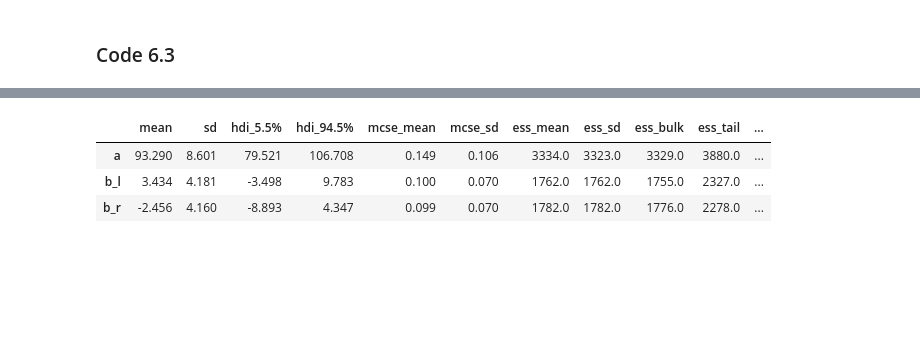
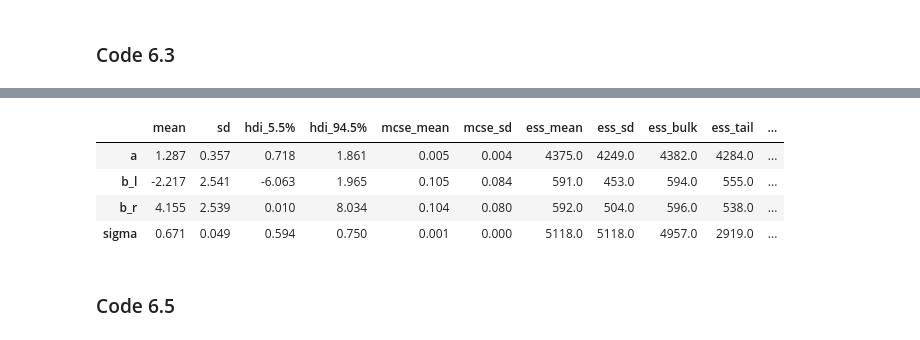
Before and after one commit to somnath1077/statistical_rethinking, a Jupyter notebook: code/ch06/nb01_multi_collinearity.ipynb, the cells around one changed output, grey strips where cells are left out. Drawn from its saved outputs; the diff is of its cells as text; code cells hidden in the pictures; blank space fills up the shorter version.

```diff
--- a/code/ch06/nb01_multi_collinearity.ipynb
+++ b/code/ch06/nb01_multi_collinearity.ipynb
@@ -43,12 +45,11 @@ from scipy.stats import uniform
 
 N = 100
 
-height = norm.rvs(loc=165, scale=10, size=N)
+height = norm.rvs(loc=10, scale=2, size=N)
 leg_prop = uniform.rvs(loc=0.4, scale=0.1, size=N)
 
-# assuming that the variation in leg length is in mm
-leg_left = height * leg_prop + norm.rvs(loc=0.0, scale=0.1, size=N)
-leg_right = height * leg_prop + norm.rvs(loc=0.0, scale=0.1, size=N)
+leg_left = height * leg_prop + norm.rvs(loc=0.0, scale=0.02, size=N)
+leg_right = height * leg_prop + norm.rvs(loc=0.0, scale=0.02, size=N)
 
 df = pd.DataFrame({'height': height, 'leg_left': leg_left, 'leg_right': leg_right})
 df.head()
@@ -63,15 +64,15 @@ df.head()
 ### Code 6.3
 # %%
 with pm.Model() as m_6_1:
-    a = pm.Normal('a', mu=80, sigma=100)
-    b_l = pm.Normal('b_l', mu=2.2, sigma=10)
-    b_r = pm.Normal('b_r', mu=2.2, sigma=10)
+    a = pm.Normal('a', mu=10, sigma=100)
+    b_l = pm.Normal('b_l', mu=2, sigma=10)
+    b_r = pm.Normal('b_r', mu=2, sigma=10)
 
     sigma = pm.Exponential('sigma', lam=1)
 
     mu = pm.Deterministic('mu', a + b_l * df['leg_left'] + b_r * df['leg_right'])
     height = pm.Normal('height', mu=mu, sigma=sigma, observed=df['height'])
 
-    trace_6_1 = pm.sample(2000, tune=2000)
+    trace_6_1 = pm.sample(2000, init='advi', tune=4000)
 # %% [output]
 Auto-assigning NUTS sampler...
@@ -93,7 +89,10 @@ The number of effective samples is smaller than 25% for some parameters.
 # %%
-az.summary(trace_6_1, hdi_prob=0.89, var_names=['a', 'b_l', 'b_r'])
+az.summary(trace_6_1, hdi_prob=0.89, var_names=['a', 'b_l', 'b_r', 'sigma'])
 # %% [output]
 |  | mean | sd | hdi_5.5% | hdi_94.5% | mcse_mean | mcse_sd | ess_mean | ess_sd | ess_bulk | ess_tail | ... |
-| a | 93.290 | 8.601 | 79.521 | 106.708 | 0.149 | 0.106 | 3334.0 | 3323.0 | 3329.0 | 3880.0 | ... |
-| b_l | 3.434 | 4.181 | -3.498 | 9.783 | 0.100 | 0.070 | 1762.0 | 1762.0 | 1755.0 | 2327.0 | ... |
-| b_r | -2.456 | 4.160 | -8.893 | 4.347 | 0.099 | 0.070 | 1782.0 | 1782.0 | 1776.0 | 2278.0 | ... |
+| a | 1.287 | 0.357 | 0.718 | 1.861 | 0.005 | 0.004 | 4375.0 | 4249.0 | 4382.0 | 4284.0 | ... |
+| b_l | -2.217 | 2.541 | -6.063 | 1.965 | 0.105 | 0.084 | 591.0 | 453.0 | 594.0 | 555.0 | ... |
+| b_r | 4.155 | 2.539 | 0.010 | 8.034 | 0.104 | 0.080 | 592.0 | 504.0 | 596.0 | 538.0 | ... |
+| sigma | 0.671 | 0.049 | 0.594 | 0.750 | 0.001 | 0.000 | 5118.0 | 5118.0 | 4957.0 | 2919.0 | ... |
+# %% [markdown]
+### Code 6.5
```
Also changed, not shown: parts of 34 cells of this notebook.
